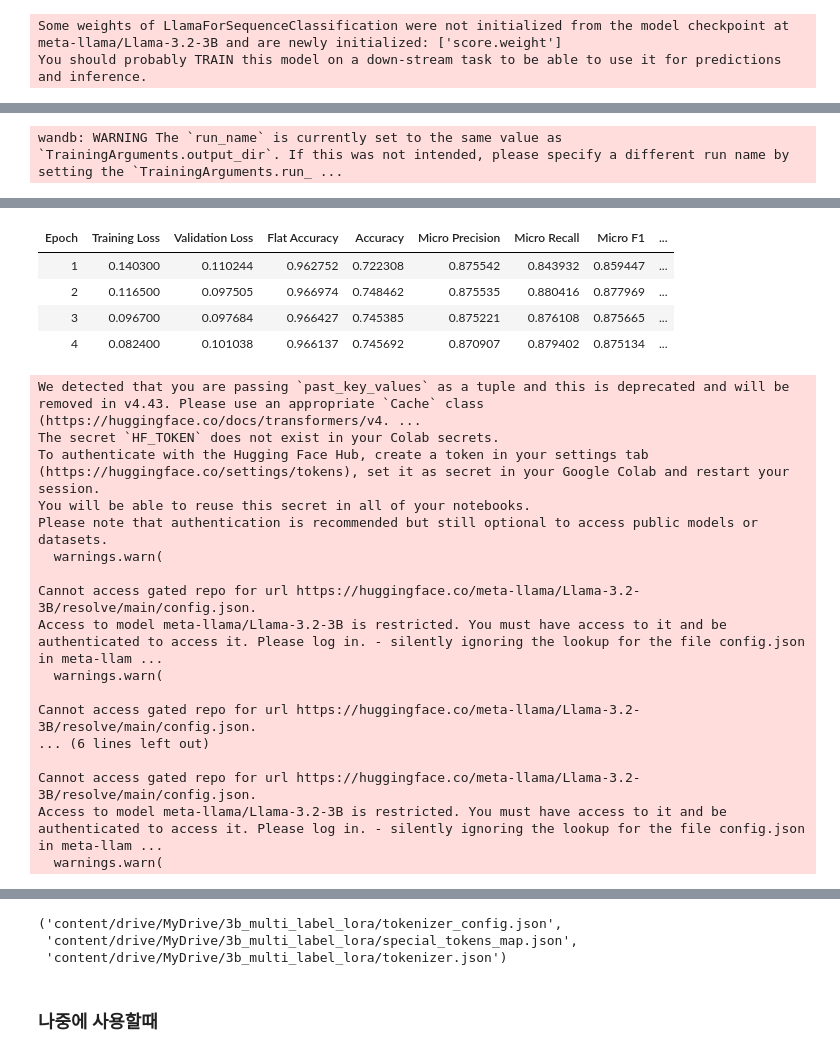
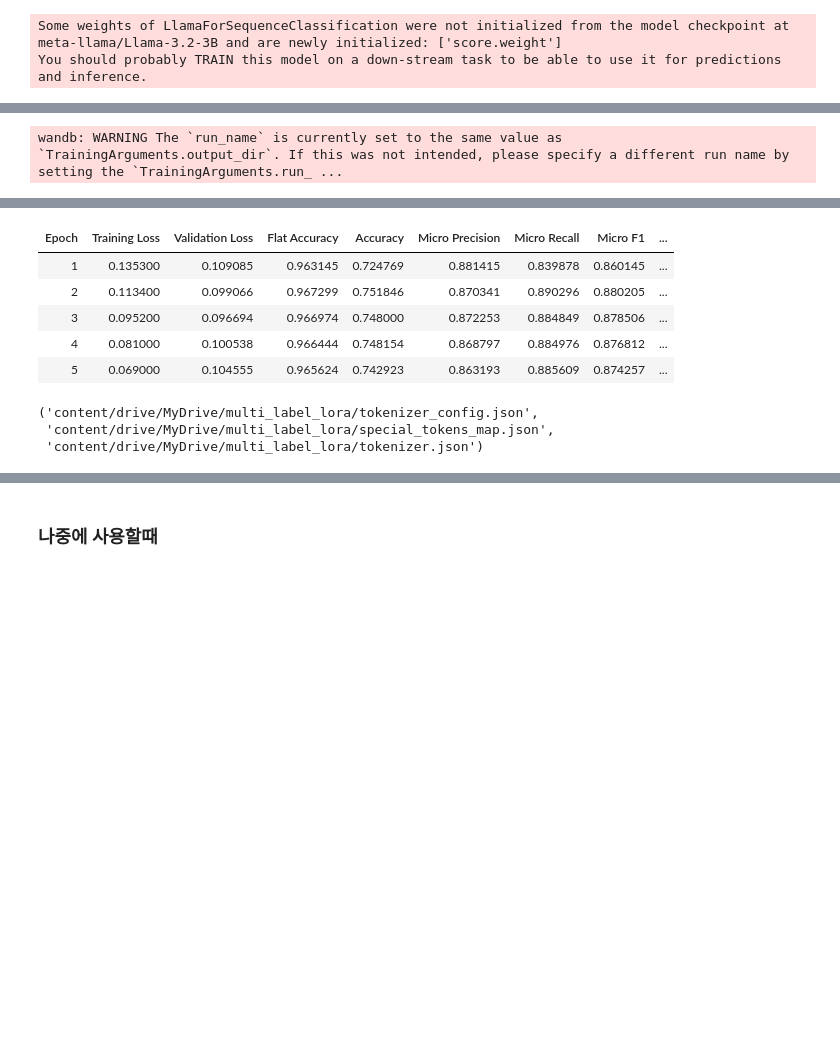
Before and after one commit to Jeremy-su1/ai-algorithm, a Jupyter notebook: final/multi_cls_llama3_2_3b.ipynb, the cells around one changed output, grey strips where cells are left out. Saved outputs shown, nothing was run; the diff lists cells and outputs as text; code cells hidden in the pictures; blank space fills up the shorter version.

Commit message:
multi_cls_llama3_2_3b

```diff
--- a/final/multi_cls_llama3_2_3b.ipynb
+++ b/final/multi_cls_llama3_2_3b.ipynb
@@ -102,4 +127,11 @@ valid_dataset = generate_dataset(text_valid, label_valid)
 # %%
+from peft import LoraConfig, TaskType, get_peft_model
+import os
+import torch
+from transformers import AutoConfig, AutoModelForSequenceClassification, AutoTokenizer # Import AutoModelForSequenceClassification instead of AutoModelForCausalLM
+from tqdm import trange
+import pandas as pd
+
 # 3. Configure LoRA
 lora_config = LoraConfig(
     task_type=TaskType.SEQ_CLS,  # 시퀀스 분류 작업
@@ -109,7 +141,7 @@ lora_config = LoraConfig(
 )
 
 num_labels = len(label_names)
-model = AutoModelForSequenceClassification.from_pretrained(model_path, num_labels=num_labels, use_auth_token=token)
+model = AutoModelForSequenceClassification.from_pretrained(model_path, num_labels=num_labels)
 model.config.pad_token_id = tokenizer.pad_token_id
 
 
@@ -141,27 +173,20 @@ View run at https://wandb.ai/ai_expert/Multi%20output%20classification/runs/ddkl
 <wandb.sdk.wandb_run.Run at 0x...>
 # %%
+from transformers import Trainer, TrainingArguments
 from sklearn.metrics import accuracy_score, f1_score, precision_recall_fscore_support
 
 # 4. Define the evaluation metrics
-#def compute_metrics(pred):
-#    labels = pred.label_ids
-#    preds = pred.predictions >= 0.5  # 시그모이드 출력 후 임계값 0.5 이상일 때 예측으로 분류
-#    micro_f1 = f1_score(labels, preds, average="micro")
-#    macro_f1
-#    return {"f1": f1}
-
 def compute_metrics(pred):
     labels = pred.label_ids
     preds = pred.predictions >= 0.5  # 시그모이드 출력 후 임계값 0.5 이상일 때 예측으로 분류
-    accuracy = accuracy_score(labels,preds)
-    precision, recall, f1_score_result, _ = precision_recall_fscore_support(labels,preds, average='micro')
-    precision_macro, recall_macro, f1_score_result_macro, _ = precision_recall_fscore_support(labels,preds, average='macro')
-    precision_weighted, recall_weighted, f1_score_result_weighted, _ = precision_recall_fscore_support(labels,preds, average='weighted')
+    accuracy = accuracy_score(labels, preds)
+    precision, recall, f1_score_result, _ = precision_recall_fscore_support(labels, preds, average='micro')
+    precision_macro, recall_macro, f1_score_result_macro, _ = precision_recall_fscore_support(labels, preds, average='macro')
+    precision_weighted, recall_weighted, f1_score_result_weighted, _ = precision_recall_fscore_support(labels, preds, average='weighted')
 
     flat_predictions = preds.reshape(-1)
     flat_labels = labels.reshape(-1)
     flat_accuracy = accuracy_score(flat_labels, flat_predictions)
-
 
     return {
         'flat_accuracy': flat_accuracy,
@@ -175,9 +200,7 @@ def compute_metrics(pred):
         'weighted_precision': precision_weighted,
         'weighted_recall': recall_weighted,
         'weighted_f1': f1_score_result_weighted,
-        }
-
-
+    }
 
 # 5. Training arguments
 training_args = TrainingArguments(
@@ -186,14 +209,13 @@ training_args = TrainingArguments(
     num_train_epochs=5,
     per_device_train_batch_size=8,
     per_device_eval_batch_size=8,
-    save_strategy="epoch",          # 주기적으로 저장하지 않고,
-    load_best_model_at_end=True, # 최상의 모델을 마지막에 불러옴
+    save_strategy="epoch",
+    load_best_model_at_end=True,
     save_total_limit=2,
-    metric_for_best_model="accuracy",  # 모델 성능 향상 기준 (예: f1, accuracy)
+    metric_for_best_model="accuracy",
     greater_is_better=True,
-    report_to="wandb",  # wandb를 사용하도록 설정
+    report_to="wandb",
     logging_dir="/content/drive/MyDrive/multi_label/logs",
-
 )
 
 # 6. Initialize the Trainer
@@ -201,14 +223,12 @@ trainer = Trainer(
     model=model,
     args=training_args,
     train_dataset=train_dataset,
-    eval_dataset=valid_dataset,  # 실제로는 train/validation set을 구분해서 사용하세요
+    eval_dataset=valid_dataset,
     compute_metrics=compute_metrics,
 )
 
 # 7. Train the model
 trainer.train()
-
-
 
 # 모델 저장
 from peft import get_peft_model
@@ -217,7 +237,7 @@ from peft import get_peft_model
 peft_model = get_peft_model(model, lora_config)
 
 # 모델과 LoRA 설정을 함께 저장
-peft_model.save_pretrained("content/drive/MyDrive/3b_multi_label_lora")
-tokenizer.save_pretrained("content/drive/MyDrive/3b_multi_label_lora")
+peft_model.save_pretrained("content/drive/MyDrive/multi_label_lora")
+tokenizer.save_pretrained("content/drive/MyDrive/multi_label_lora")
 # %% [output]
 wandb: WARNING The `run_name` is currently set to the same value as `TrainingArguments.output_dir`. If this was not intended, please specify a different run name by setting the `TrainingArguments.run_ ...
@@ -225,22 +245,9 @@ wandb: WARNING The `run_name` is currently set to the same value as `TrainingArg
 | Epoch | Training Loss | Validation Loss | Flat Accuracy | Accuracy | Micro Precision | Micro Recall | Micro F1 | ... |
-| 1 | 0.140300 | 0.110244 | 0.962752 | 0.722308 | 0.875542 | 0.843932 | 0.859447 | ... |
-| 2 | 0.116500 | 0.097505 | 0.966974 | 0.748462 | 0.875535 | 0.880416 | 0.877969 | ... |
-| 3 | 0.096700 | 0.097684 | 0.966427 | 0.745385 | 0.875221 | 0.876108 | 0.875665 | ... |
-| 4 | 0.082400 | 0.101038 | 0.966137 | 0.745692 | 0.870907 | 0.879402 | 0.875134 | ... |
+| 1 | 0.135300 | 0.109085 | 0.963145 | 0.724769 | 0.881415 | 0.839878 | 0.860145 | ... |
+| 2 | 0.113400 | 0.099066 | 0.967299 | 0.751846 | 0.870341 | 0.890296 | 0.880205 | ... |
+| 3 | 0.095200 | 0.096694 | 0.966974 | 0.748000 | 0.872253 | 0.884849 | 0.878506 | ... |
+| 4 | 0.081000 | 0.100538 | 0.966444 | 0.748154 | 0.868797 | 0.884976 | 0.876812 | ... |
+| 5 | 0.069000 | 0.104555 | 0.965624 | 0.742923 | 0.863193 | 0.885609 | 0.874257 | ... |
-We detected that you are passing `past_key_values` as a tuple and this is deprecated and will be removed in v4.43. Please use an appropriate `Cache` class (https://huggingface.co/docs/transformers/v4. ...
-The secret `HF_TOKEN` does not exist in your Colab secrets.
-To authenticate with the Hugging Face Hub, create a token in your settings tab (https://huggingface.co/settings/tokens), set it as secret in your Google Colab and restart your session.
-You will be able to reuse this secret in all of your notebooks.
-Please note that authentication is recommended but still optional to access public models or datasets.
-  warnings.warn(
-
-Cannot access gated repo for url https://huggingface.co/meta-llama/Llama-3.2-3B/resolve/main/config.json.
-Access to model meta-llama/Llama-3.2-3B is restricted. You must have access to it and be authenticated to access it. Please log in. - silently ignoring the lookup for the file config.json in meta-llam ...
-  warnings.warn(
-
-Cannot access gated repo for url https://huggingface.co/meta-llama/Llama-3.2-3B/resolve/main/config.json.
-... (6 lines left out)
-
-Cannot access gated repo for url https://huggingface.co/meta-llama/Llama-3.2-3B/resolve/main/config.json.
-Access to model meta-llama/Llama-3.2-3B is restricted. You must have access to it and be authenticated to access it. Please log in. - silently ignoring the lookup for the file config.json in meta-llam ...
-  warnings.warn(
+('content/drive/MyDrive/multi_label_lora/tokenizer_config.json',
+ 'content/drive/MyDrive/multi_label_lora/special_tokens_map.json',
+ 'content/drive/MyDrive/multi_label_lora/tokenizer.json')
@@ -261,6 +254,3 @@ Access to model meta-llama/Llama-3.2-3B is restricted. You must have access to i
-('content/drive/MyDrive/3b_multi_label_lora/tokenizer_config.json',
- 'content/drive/MyDrive/3b_multi_label_lora/special_tokens_map.json',
- 'content/drive/MyDrive/3b_multi_label_lora/tokenizer.json')
 # %% [markdown]
 ### 나중에 사용할때
 # %%
```
Also changed, not shown: parts of 11 cells of this notebook.
